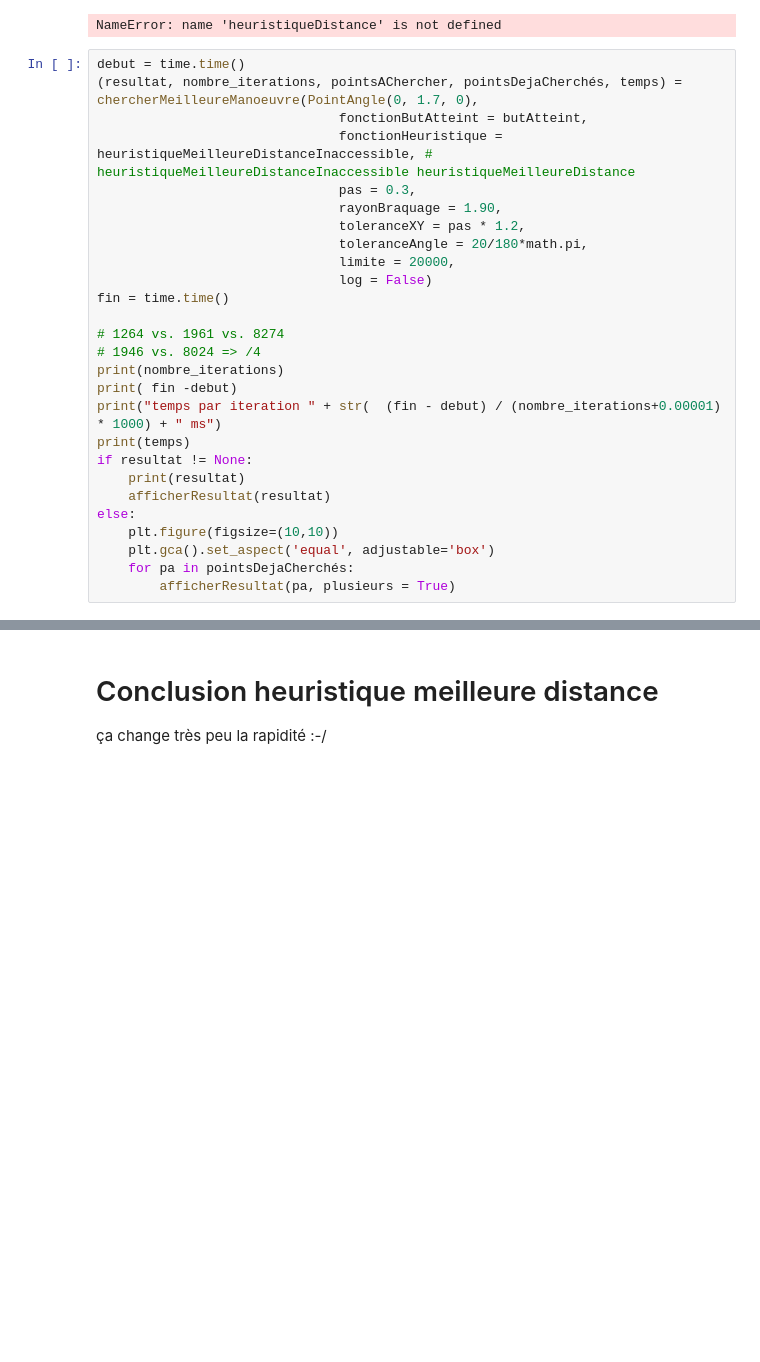
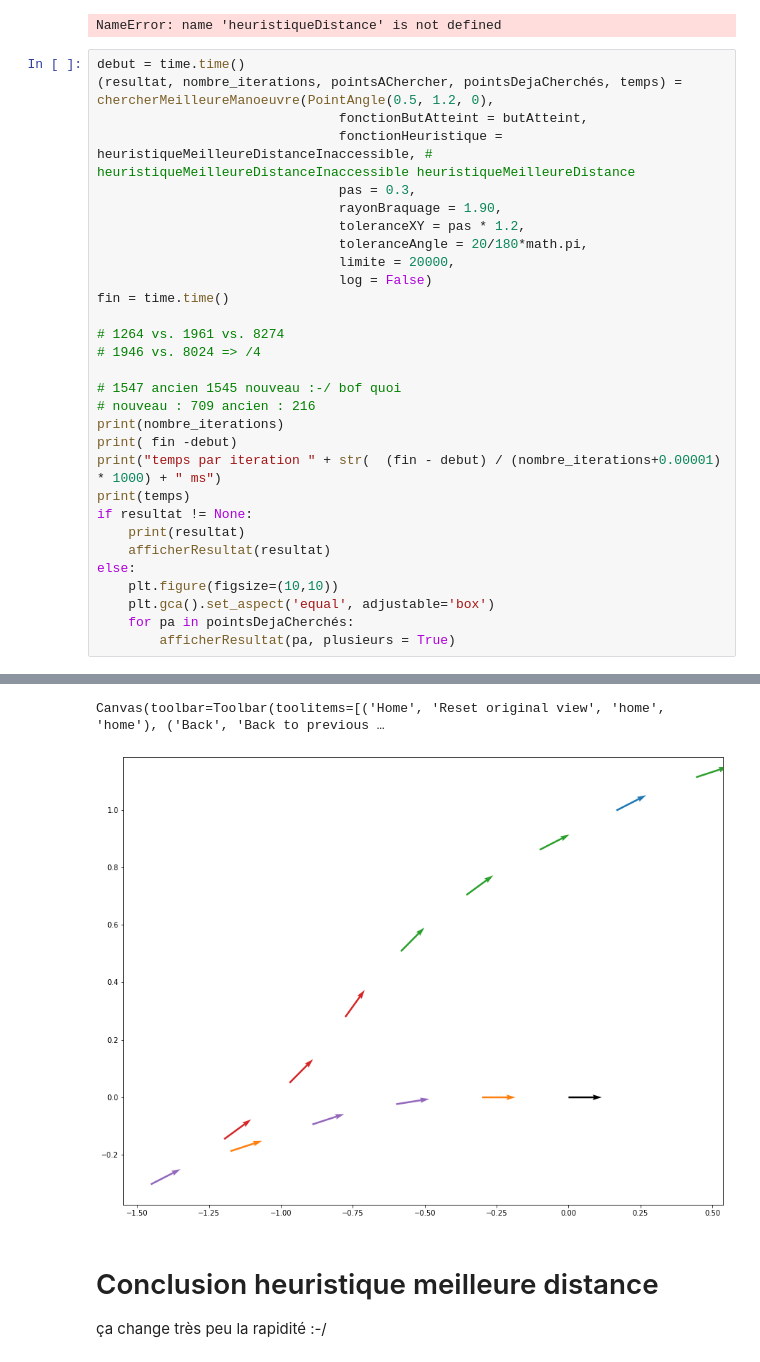
Before and after one commit to faistos18/manoeuvres, a Jupyter notebook: manoeuvres.ipynb, the cells around one changed output, grey strips where cells are left out. Saved outputs shown, nothing was run; the diff lists cells and outputs as text; blank space fills up the shorter version.

```diff
--- a/manoeuvres.ipynb
+++ b/manoeuvres.ipynb
@@ -627,7 +622,7 @@ print(result)
 NameError: name 'heuristiqueDistance' is not defined
 # %%
 debut = time.time()
-(resultat, nombre_iterations, pointsAChercher, pointsDejaCherchés, temps) = chercherMeilleureManoeuvre(PointAngle(0, 1.7, 0),
+(resultat, nombre_iterations, pointsAChercher, pointsDejaCherchés, temps) = chercherMeilleureManoeuvre(PointAngle(0.5, 1.2, 0),
                                fonctionButAtteint = butAtteint,
                                fonctionHeuristique = heuristiqueMeilleureDistanceInaccessible, # heuristiqueMeilleureDistanceInaccessible heuristiqueMeilleureDistance
                                pas = 0.3,
@@ -640,6 +635,9 @@ fin = time.time()
 
 # 1264 vs. 1961 vs. 8274
 # 1946 vs. 8024 => /4
+
+# 1547 ancien 1545 nouveau :-/ bof quoi
+# nouveau : 709 ancien : 216
 print(nombre_iterations)
 print( fin -debut)
 print("temps par iteration " + str(  (fin - debut) / (nombre_iterations+0.00001) * 1000) + " ms")
@@ -657,3 +660,5 @@ NameError: name 'heuristiqueMeilleureDistanceInaccessible' is not defined
+Canvas(toolbar=Toolbar(toolitems=[('Home', 'Reset original view', 'home', 'home'), ('Back', 'Back to previous …
+[figure, added]
 # %% [markdown]
 # Conclusion heuristique meilleure distance
 
```
Also changed, not shown: parts of 7 cells of this notebook, 1 other file.
